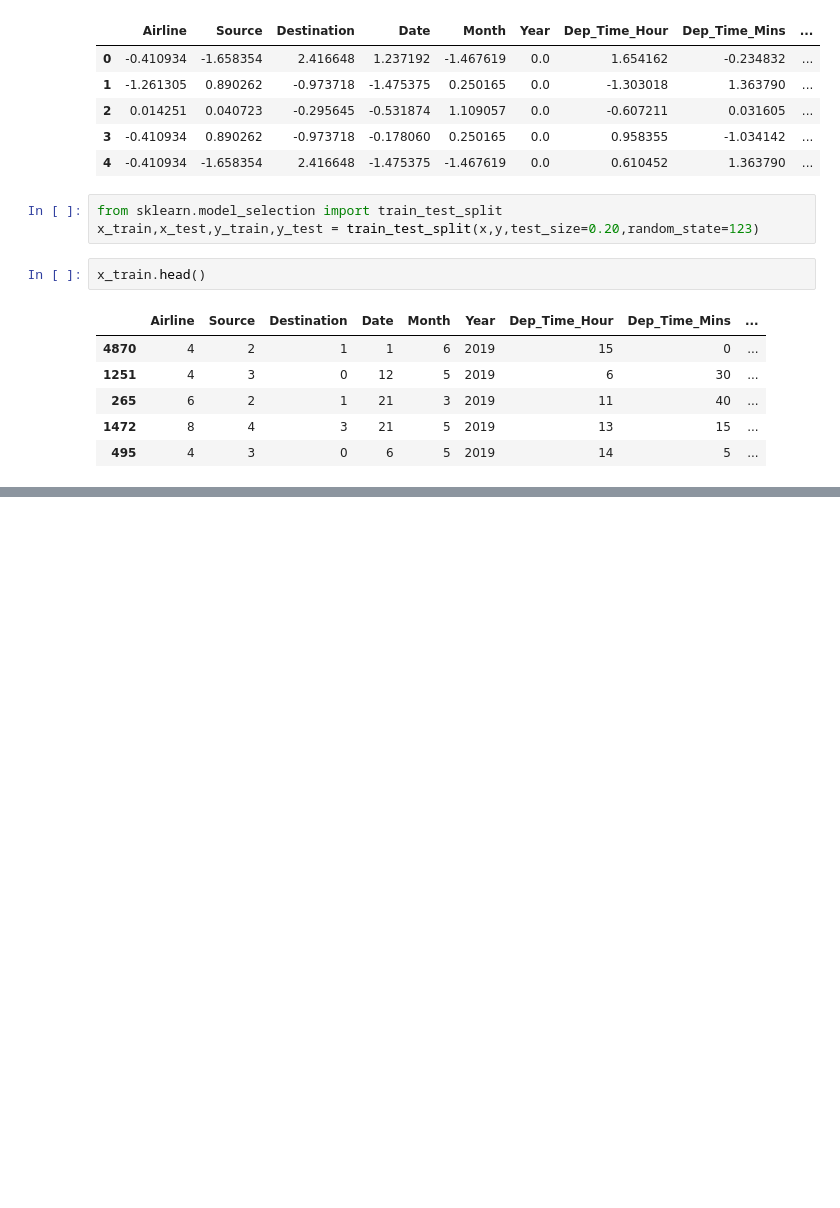
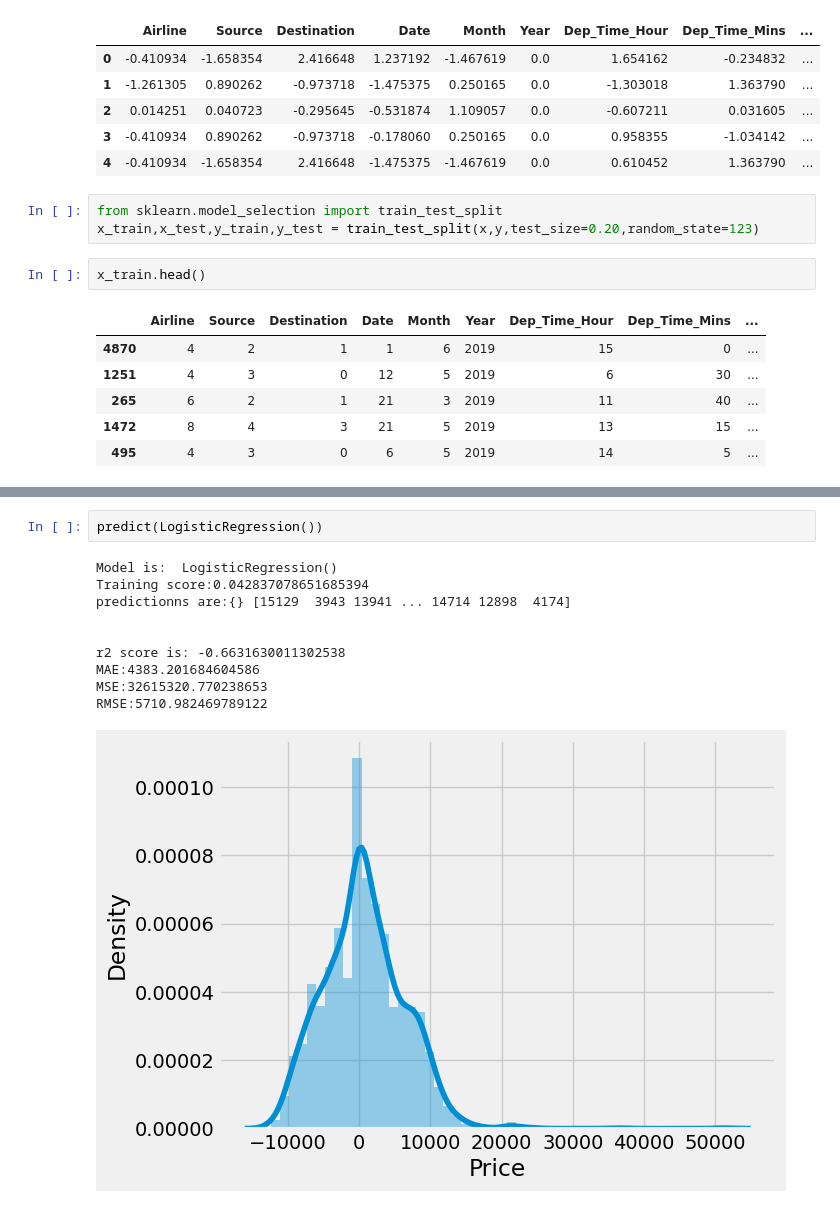
Before and after one commit to Reshma2103/reshma, a Jupyter notebook: flight_price.ipynb, the cells around one changed output, grey strips where cells are left out. Saved outputs shown, nothing was run; the diff lists cells and outputs as text; blank space fills up the shorter version.

```diff
--- a/flight_price.ipynb
+++ b/flight_price.ipynb
@@ -567,0 +595,13 @@ x_train.head()
+# %%
+predict(LogisticRegression())
+# %% [output]
+Model is:  LogisticRegression()
+Training score:0.042837078651685394
+predictionns are:{} [15129  3943 13941 ... 14714 12898  4174]
+
+
+r2 score is: -0.6631630011302538
+MAE:4383.201684604586
+MSE:32615320.770238653
+RMSE:5710.982469789122
+[figure, added]
```
Also changed, not shown: parts of 19 cells of this notebook.
